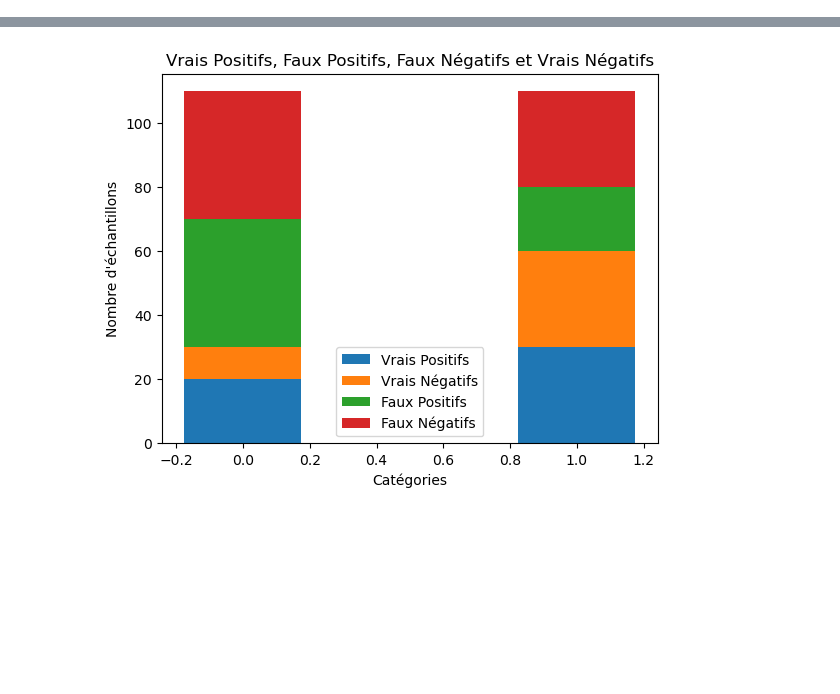
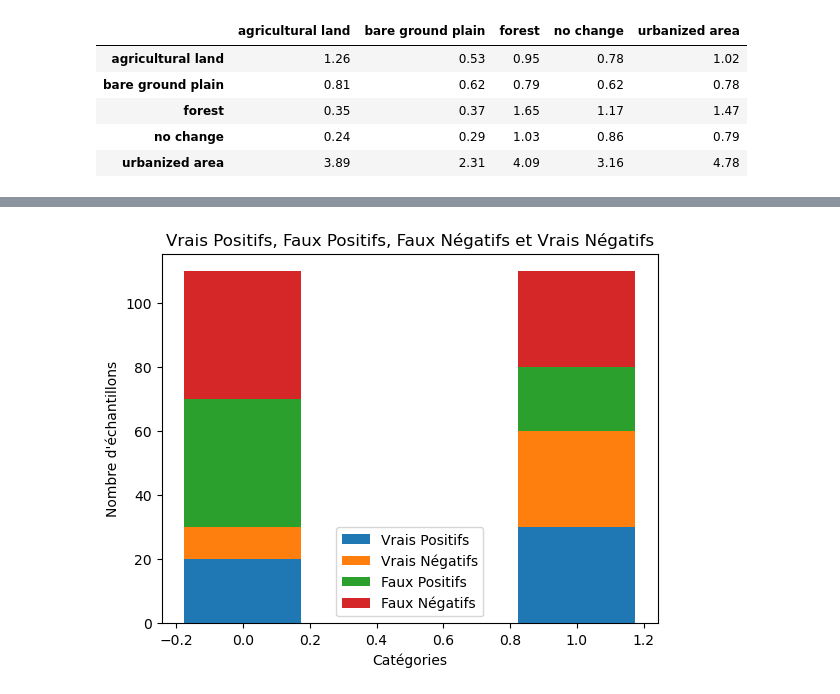
Before and after one commit to Matthieu-Gallet/WECS_local_classification, a Jupyter notebook: WECS_local/fig.ipynb, the cells around one changed output, grey strips where cells are left out. Saved outputs shown, nothing was run; the diff lists cells and outputs as text; code cells hidden in the pictures; blank space fills up the shorter version.

```diff
--- a/WECS_local/fig.ipynb
+++ b/WECS_local/fig.ipynb
@@ -63,0 +80,18 @@ plt.show()
+# %%
+import pandas as pd
+mf7 = "results/multi_f1__7_1691956910.pkl"
+mfg = "results/multi_f1_-1_1691956910.pkl"
+mf63 = "results/multi_f1_63_1691956910.pkl"
+
+mf7,le = open_pkl(mf7)
+mfg,le = open_pkl(mfg)
+mf63,le = open_pkl(mf63)
+# %%
+pd.DataFrame(mf7.std(axis=0), index=le, columns=le).round(2)
+# %% [output]
+|  | agricultural land | bare ground plain | forest | no change | urbanized area |
+| agricultural land | 1.26 | 0.53 | 0.95 | 0.78 | 1.02 |
+| bare ground plain | 0.81 | 0.62 | 0.79 | 0.62 | 0.78 |
+| forest | 0.35 | 0.37 | 1.65 | 1.17 | 1.47 |
+| no change | 0.24 | 0.29 | 1.03 | 0.86 | 0.79 |
+| urbanized area | 3.89 | 2.31 | 4.09 | 3.16 | 4.78 |
```
Also changed, not shown: parts of 14 cells of this notebook, 4 other files.
